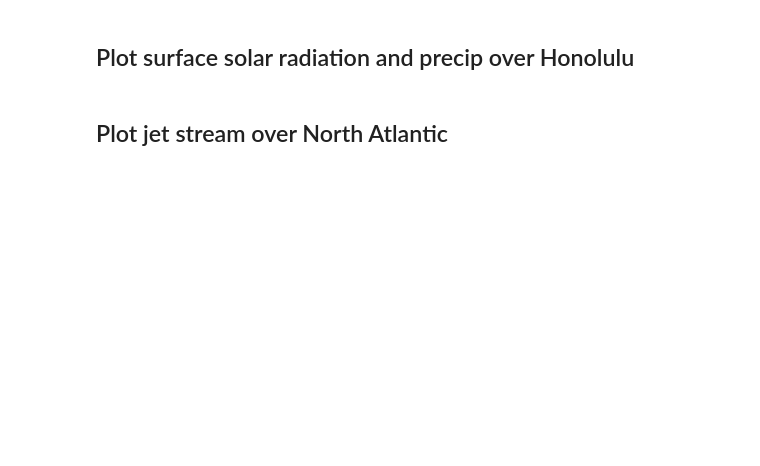
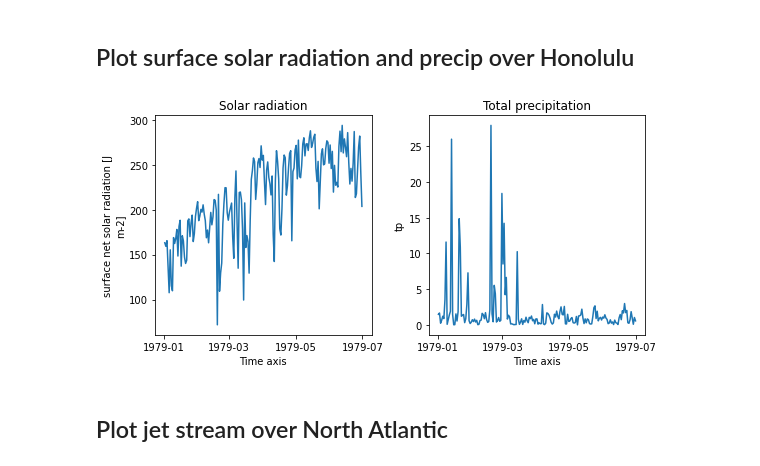
Before and after one commit to joakimkjellsson/climMEMODEL_project, a Jupyter notebook: Plot_OpenIFS_climMEMODEL.ipynb, the cells around one changed output. Cells and saved outputs as stored; diff of their text form; code cells hidden in the pictures; blank space fills up the shorter version.

Commit message:
update notebook with daily pl data

```diff
--- a/Plot_OpenIFS_climMEMODEL.ipynb
+++ b/Plot_OpenIFS_climMEMODEL.ipynb
@@ -36,17 +36,26 @@ levels = ['sfc','pl']
 # Put data from all runs in one list
 ds_all = []
 
-for exp,time,lev in zip(expnames, times, levels):
+for exp,time in zip(expnames, times):
 
-    # Find all relevant files with wildcards
-    files = '%s/%s/outdata/oifs/*%s*regular_%s.nc' % (esmdir,exp,freq,lev)
+    ds_lev = []
 
-    # Open multi-file data set. We need to use cftime since the normal python calendar stops working after 2300.
-    # We only read time set in the times list above
-    # Also, we rename time variable from time_counter to time to make life easier
-    # Optimized reading from Sebastian Wahl
-    _ds = xr.open_mfdataset(files,combine='nested',
-                            concat_dim="time_counter", use_cftime=True,
-                            data_vars='minimal', coords='minimal', compat='override',
-                            parallel=True).rename({'time_counter':'time'}).sel(time=time)
-    ds_all.append(_ds)
+    for lev in levels:
+        # Find all relevant files with wildcards
+        files = '%s/%s/outdata/oifs/*%s*regular_%s.nc' % (esmdir,exp,freq,lev)
+        print(files)
+
+        # Open multi-file data set. We need to use cftime since the normal python calendar stops working after 2300.
+        # We only read time set in the times list above
+        # Also, we rename time variable from time_counter to time to make life easier
+        # Optimized reading from Sebastian Wahl
+        _ds = xr.open_mfdataset(files,combine='nested',
+                                concat_dim="time_counter", use_cftime=True,
+                                data_vars='minimal', coords='minimal', compat='override',
+                                parallel=True).rename({'time_counter':'time'}).sel(time=time)
+
+        ds_lev.append(_ds)
+
+    ds = xr.merge(ds_lev)
+
+    ds_all.append(ds)
@@ -93,15 +135,22 @@ for i, _ds in enumerate(ds_all):
 
 ds_flux = xr.concat( flux_list, dim='exp' )
 # %%
-fig, ax = plt.subplots(1,2)
+fig, ax = plt.subplots(1,2, figsize=(8,4))
 axs = ax.flat
 
 # Precip is in m/s
 # Scale to mm/day
 pscale = 1000 * 86400
 
 ds_flux['ssr'].plot(hue='exp',ax=axs[0])
 (ds_flux['tp'] * pscale).plot(hue='exp',ax=axs[1])
+
+axs[0].set_title('Solar radiation')
+axs[1].set_title('Total precipitation')
+
+fig.tight_layout()
+# %% [output]
+[figure, added]
 # %% [markdown]
 ## Plot jet stream over North Atlantic
 # %%
```
Also changed, not shown: parts of 8 cells of this notebook.
